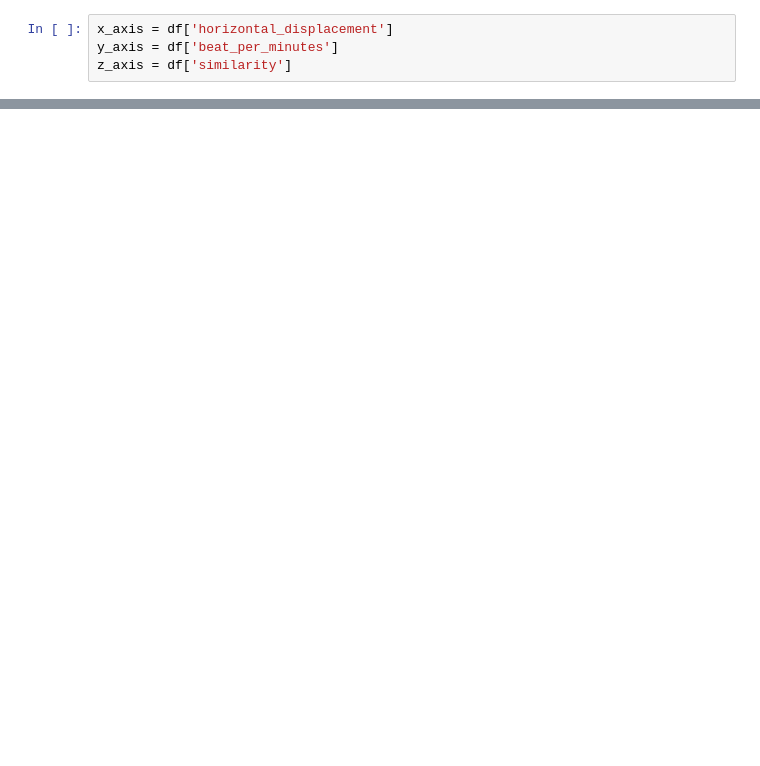
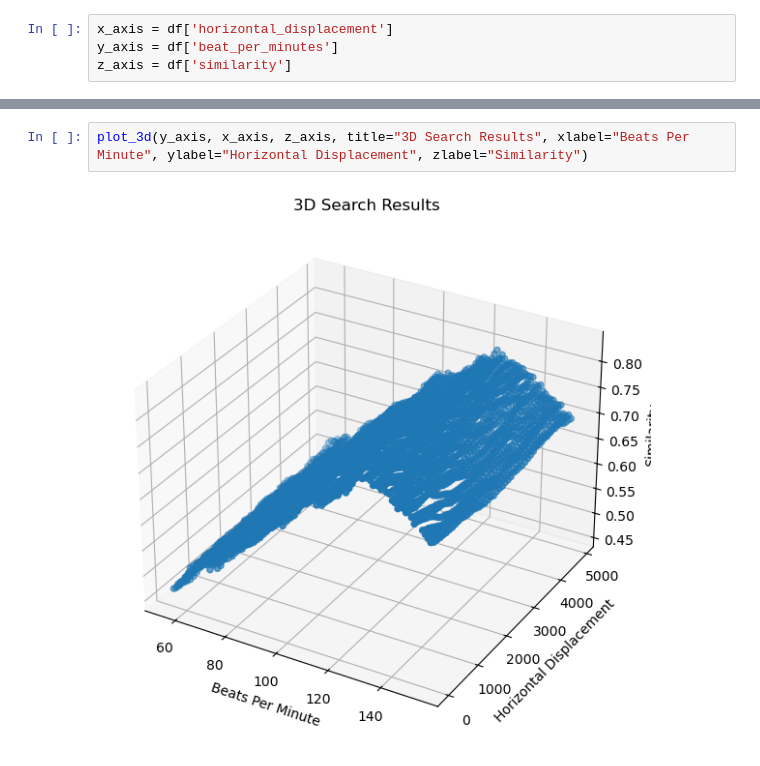
Before and after one commit to 1155194577/alignment, a Jupyter notebook: analysis.ipynb, the cells around one changed output, grey strips where cells are left out. Cells and saved outputs as stored; diff of their text form; blank space fills up the shorter version.

```diff
--- a/analysis.ipynb
+++ b/analysis.ipynb
@@ -81,3 +46,7 @@ plot_3d(x_axis, y_axis, z_axis, title="3D Search Results", xlabel="Horizontal Di
+# %%
+plot_3d(y_axis, x_axis, z_axis, title="3D Search Results", xlabel="Beats Per Minute", ylabel="Horizontal Displacement", zlabel="Similarity")
+# %% [output]
+[figure, added]
 # %%
 # Create a pivot table for the heatmap
 heatmap_data = df.pivot_table(
```
Also changed, not shown: parts of 4 cells of this notebook, 18 other files.
